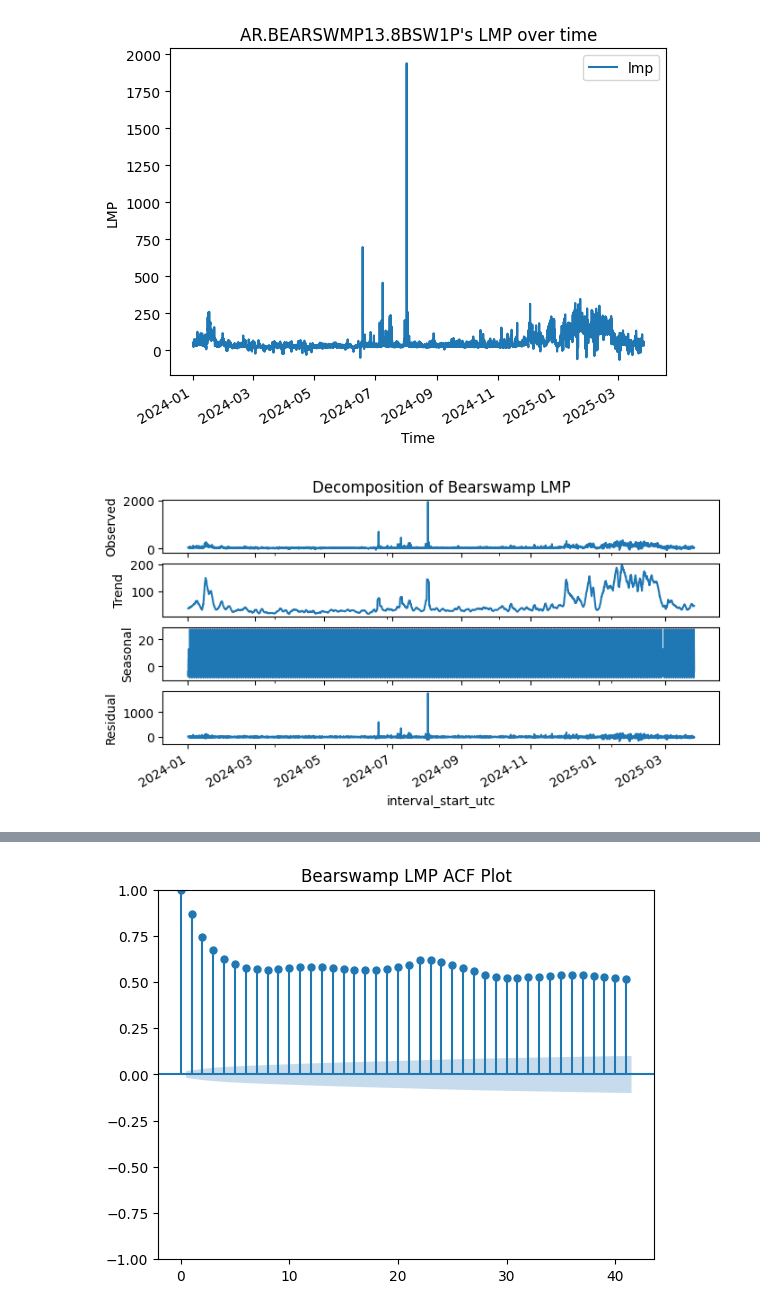
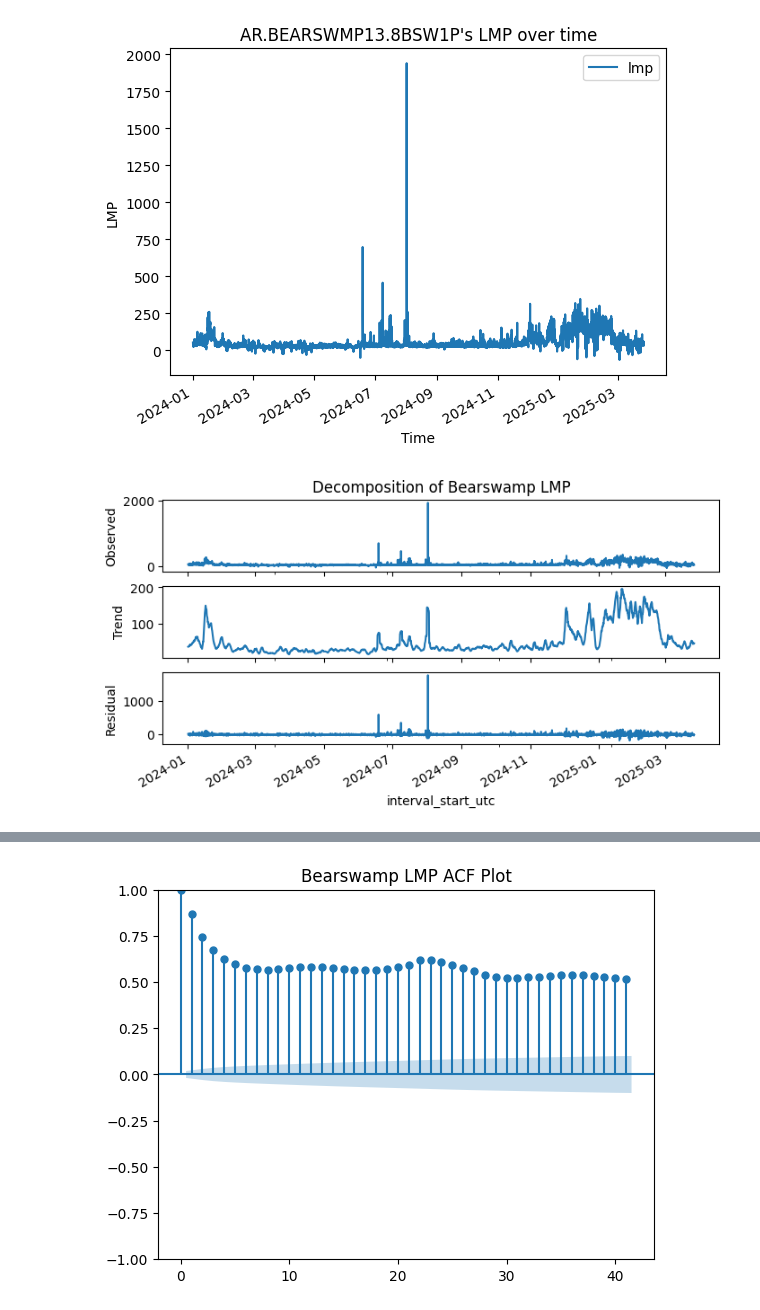
Before and after one commit to BradyHobson/ML2-Project, a Jupyter notebook: time_series_model.ipynb, the cells around one changed output, grey strips where cells are left out. Drawn from its saved outputs; the diff is of its cells as text; code cells hidden in the pictures.

```diff
--- a/time_series_model.ipynb
+++ b/time_series_model.ipynb
@@ -41,22 +41,19 @@ plt.show()
 # %%
 # look at ACF and PACF and seasonality
 # visualize the decomp
 decomp = seasonal_decompose(lmp['lmp'], period=48, model='additive', extrapolate_trend='freq')
 
-fig, ax = plt.subplots(ncols=1, nrows=4, sharex=True, figsize=(8,4))
+fig, ax = plt.subplots(ncols=1, nrows=3, sharex=True, figsize=(8,4))
 ax[0].set_title('Decomposition of Bearswamp LMP')
 decomp.observed.plot(ax=ax[0], legend=False)
 ax[0].set_ylabel('Observed')
 
 decomp.trend.plot(ax=ax[1], legend=False)
 ax[1].set_ylabel('Trend')
 
-decomp.seasonal.plot(ax=ax[2], legend=False)
-ax[2].set_ylabel('Seasonal')
-
-decomp.resid.plot(ax=ax[3], legend=False)
-ax[3].set_ylabel('Residual')
+decomp.resid.plot(ax=ax[2], legend=False)
+ax[2].set_ylabel('Residual')
 
 plt.show();
 # %% [output]
-[figure, old version]
+[figure, new version]
```
Also changed, not shown: parts of 1 cell of this notebook, 1 other file.
